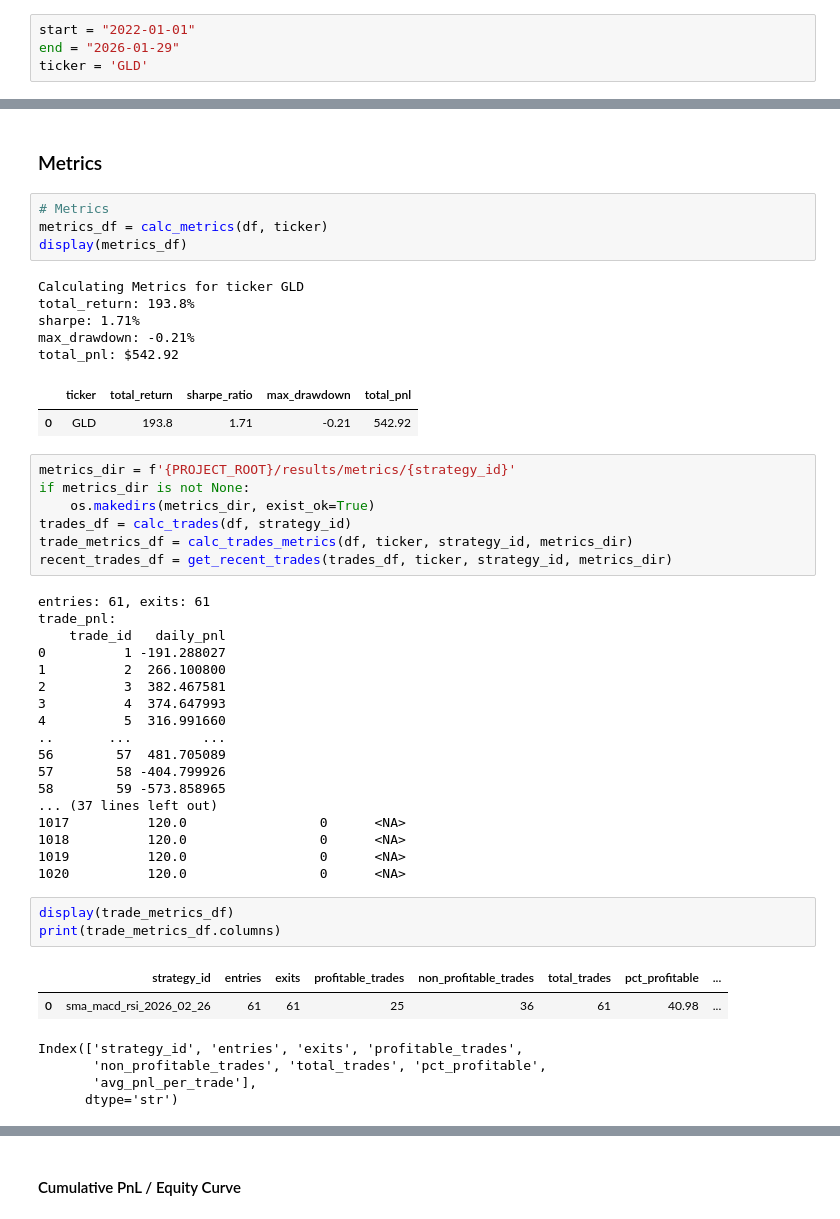
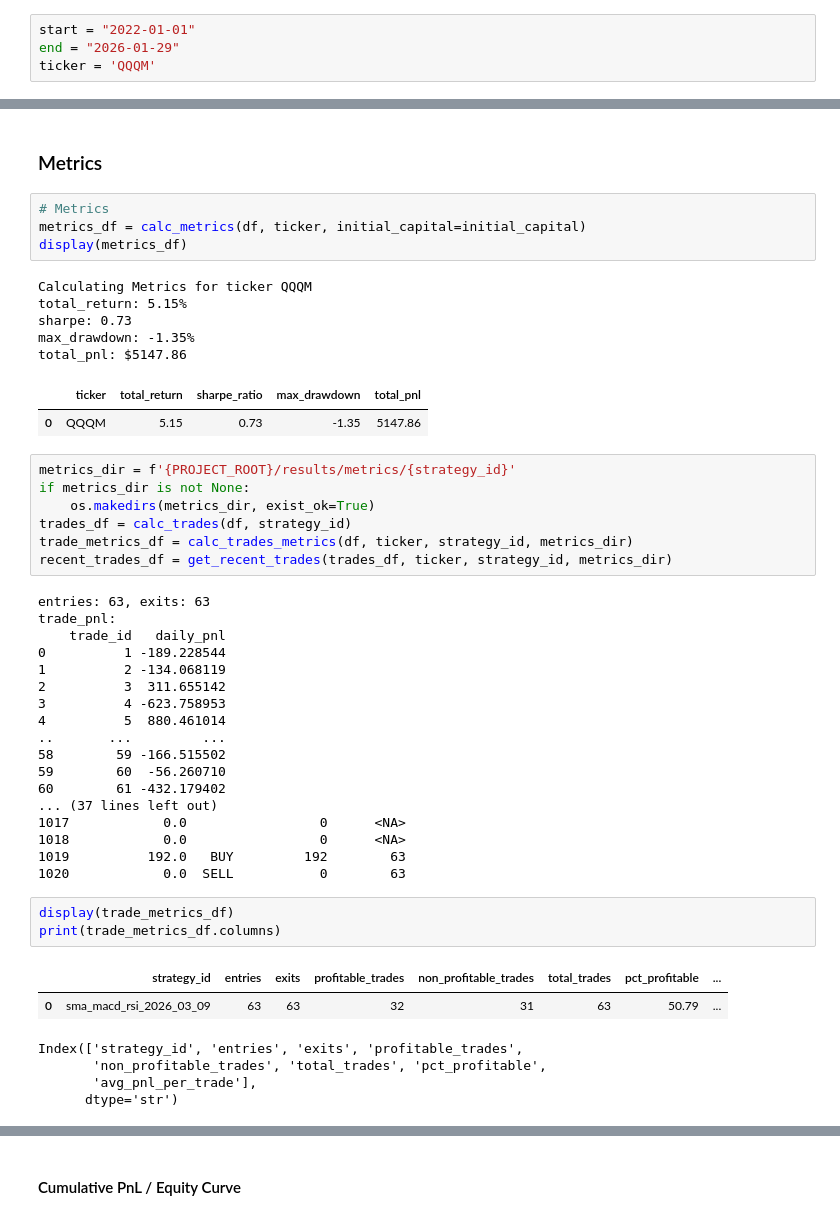
Before and after one commit to xyeng28/quant-strategy-backtester, a Jupyter notebook: notebooks/RSI_SMA_MACD_Backtesting.ipynb, the cells around one changed output, grey strips where cells are left out. Drawn from its saved outputs; the diff is of its cells as text.

Commit message:
Update notebook with new metrics output

```diff
--- a/notebooks/RSI_SMA_MACD_Backtesting.ipynb
+++ b/notebooks/RSI_SMA_MACD_Backtesting.ipynb
@@ -56,7 +56,7 @@ from src.constants import PROJECT_ROOT
 # %%
 start = "2022-01-01"
 end = "2026-01-29"
-ticker = 'GLD'
+ticker = 'QQQM'
 # %%
 hist_data = dl_ticker_hist(ticker, start, end)
 # %% [output]
@@ -399,16 +399,16 @@ strategy_id = f'sma_macd_rsi_{date_str}'
 ### Metrics
 # %%
 # Metrics
-metrics_df = calc_metrics(df, ticker)
+metrics_df = calc_metrics(df, ticker, initial_capital=initial_capital)
 display(metrics_df)
 # %% [output]
-Calculating Metrics for ticker GLD
-total_return: 193.8%
-sharpe: 1.71%
-max_drawdown: -0.21%
-total_pnl: $542.92
+Calculating Metrics for ticker QQQM
+total_return: 5.15%
+sharpe: 0.73
+max_drawdown: -1.35%
+total_pnl: $5147.86
 |  | ticker | total_return | sharpe_ratio | max_drawdown | total_pnl |
-| 0 | GLD | 193.8 | 1.71 | -0.21 | 542.92 |
+| 0 | QQQM | 5.15 | 0.73 | -1.35 | 5147.86 |
 # %%
 metrics_dir = f'{PROJECT_ROOT}/results/metrics/{strategy_id}'
 if metrics_dir is not None:
@@ -417,29 +417,29 @@ trades_df = calc_trades(df, strategy_id)
 trade_metrics_df = calc_trades_metrics(df, ticker, strategy_id, metrics_dir)
 recent_trades_df = get_recent_trades(trades_df, ticker, strategy_id, metrics_dir)
 # %% [output]
-entries: 61, exits: 61
+entries: 63, exits: 63
 trade_pnl:
     trade_id   daily_pnl
-0          1 -191.288027
-1          2  266.100800
-2          3  382.467581
-3          4  374.647993
-4          5  316.991660
+0          1 -189.228544
+1          2 -134.068119
+2          3  311.655142
+3          4 -623.758953
+4          5  880.461014
 ..       ...         ...
-56        57  481.705089
-57        58 -404.799926
-58        59 -573.858965
+58        59 -166.515502
+59        60  -56.260710
+60        61 -432.179402
 ... (37 lines left out)
-1017          120.0                 0      <NA>
-1018          120.0                 0      <NA>
-1019          120.0                 0      <NA>
-1020          120.0                 0      <NA>
+1017            0.0                 0      <NA>
+1018            0.0                 0      <NA>
+1019          192.0   BUY         192        63
+1020            0.0  SELL           0        63
 # %%
 display(trade_metrics_df)
 print(trade_metrics_df.columns)
 # %% [output]
 |  | strategy_id | entries | exits | profitable_trades | non_profitable_trades | total_trades | pct_profitable | ... |
-| 0 | sma_macd_rsi_2026_02_26 | 61 | 61 | 25 | 36 | 61 | 40.98 | ... |
+| 0 | sma_macd_rsi_2026_03_09 | 63 | 63 | 32 | 31 | 63 | 50.79 | ... |
 Index(['strategy_id', 'entries', 'exits', 'profitable_trades',
        'non_profitable_trades', 'total_trades', 'pct_profitable',
        'avg_pnl_per_trade'],
```
Also changed, not shown: parts of 24 cells of this notebook.
